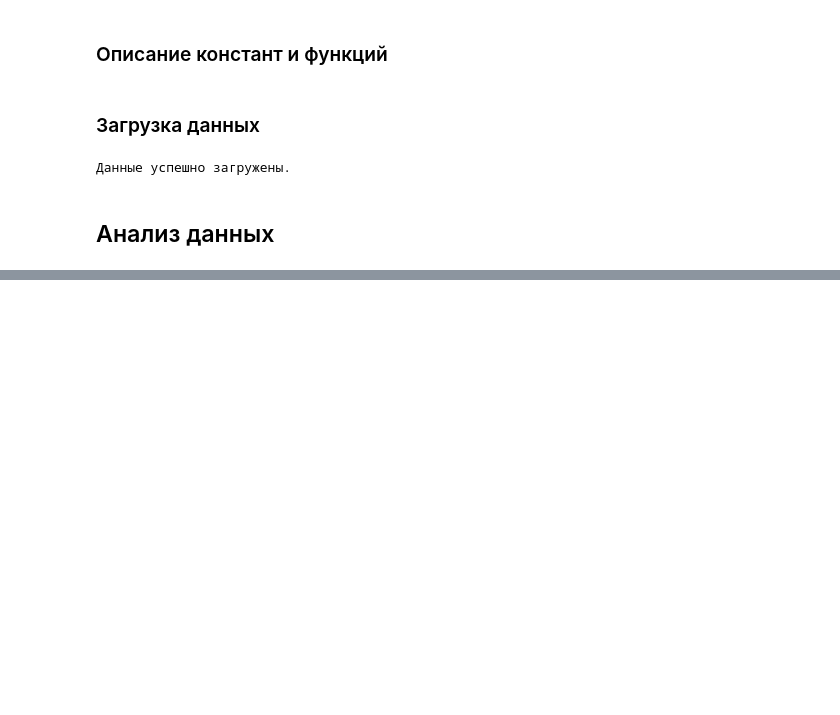
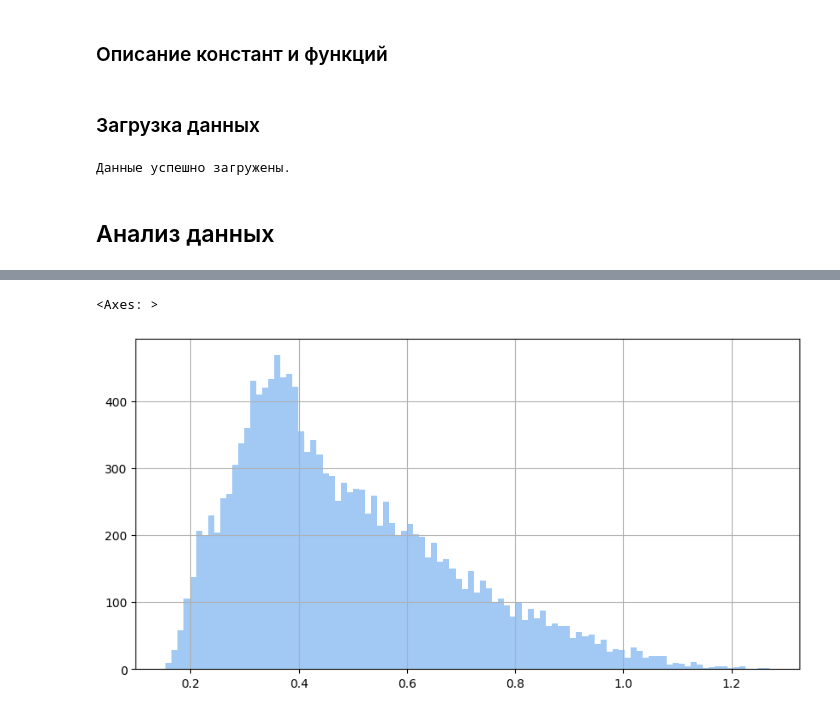
Before and after one commit to ivtroitskiy/datascience_bootcamp, a Jupyter notebook: fiinal_project.ipynb, the cells around one changed output, grey strips where cells are left out. Saved outputs shown, nothing was run; the diff lists cells and outputs as text; code cells hidden in the pictures; blank space fills up the shorter version.

```diff
--- a/fiinal_project.ipynb
+++ b/fiinal_project.ipynb
@@ -56,0 +166,5 @@ print('Данные успешно загружены.')
+# %%
+data_arc[data_arc['Реактивная мощность'] > 0]['Реактивная мощность'].hist(bins=100)
+# %% [output]
+<Axes: >
+[figure, added]
```
Also changed, not shown: parts of 30 cells of this notebook.
